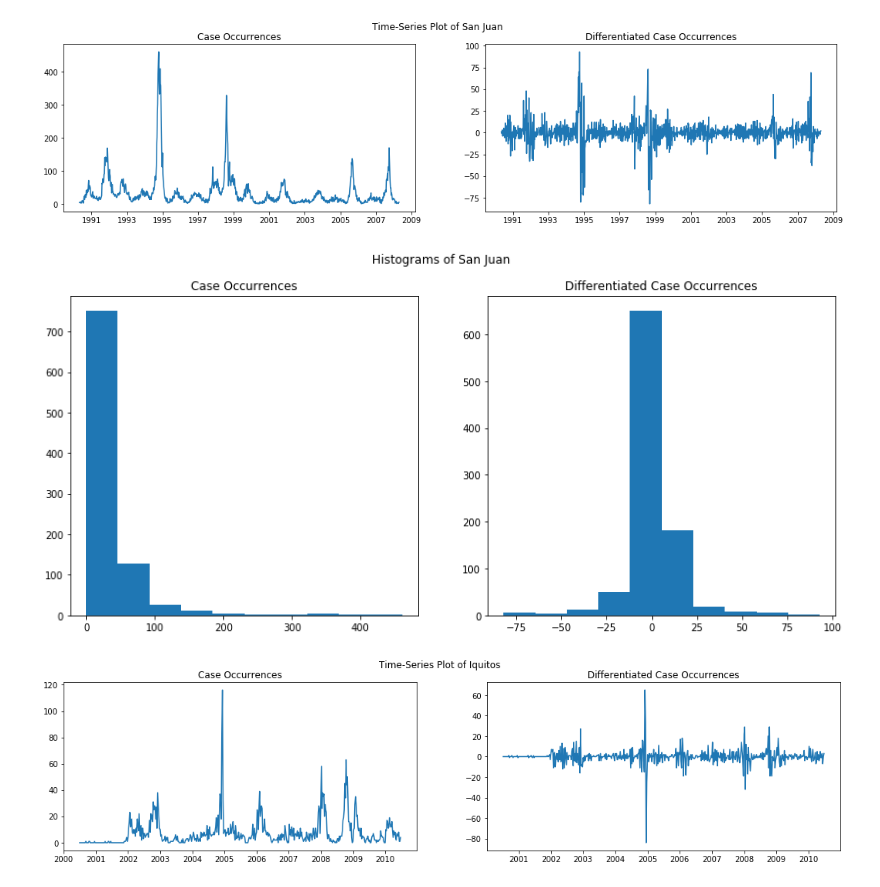
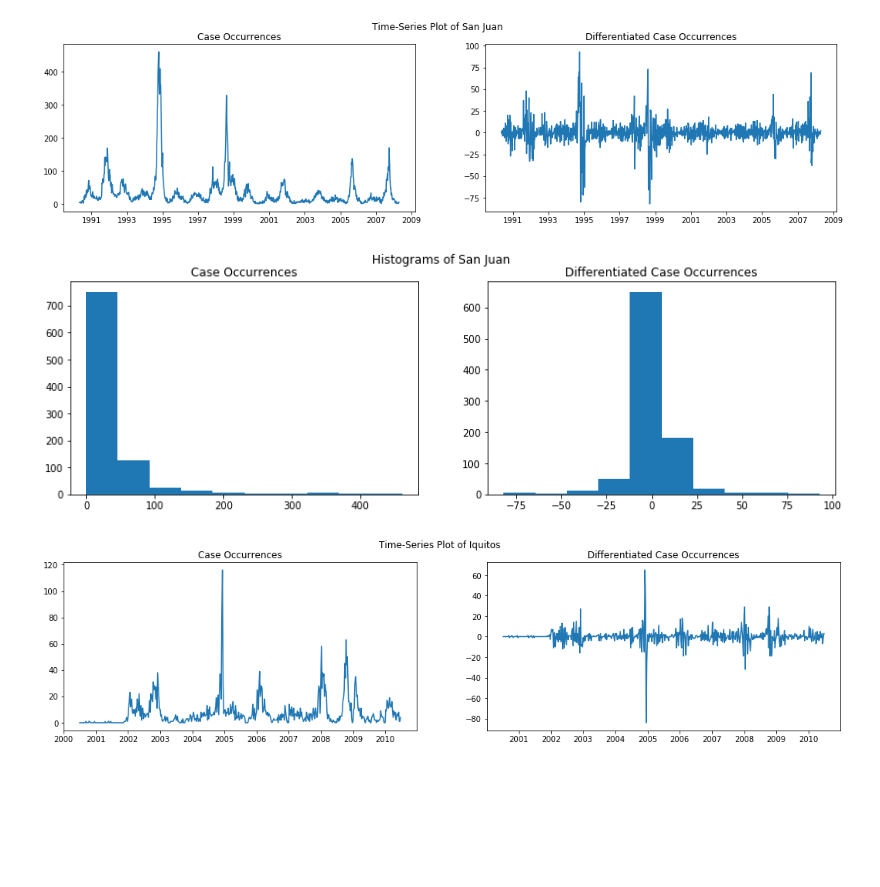
Before and after one commit to Pasinsiri/DengAI, a Jupyter notebook: Exploratory Data Analysis.ipynb, the cells around one changed output. Drawn from its saved outputs; the diff is of its cells as text; code cells hidden in the pictures; blank space fills up the shorter version.

```diff
--- a/Exploratory Data Analysis.ipynb
+++ b/Exploratory Data Analysis.ipynb
@@ -49,19 +51,19 @@ plt.show()
 # %% [output]
 [figure]
 # %%
-plt.figure(figsize = (14,6))
+plt.figure(figsize = (14,4))
 plt.subplot(1,2,1)
 plt.hist(sj_y.values)
 plt.title('Case Occurrences')
 
 plt.subplot(1,2,2)
 plt.hist(sj_y_diff.values)
 plt.title('Differentiated Case Occurrences')
 
 plt.suptitle('Histograms of San Juan')
 plt.show()
 # %% [output]
-[figure, old version]
+[figure, new version]
 # %%
 plt.figure(figsize = (18,4))
 plt.subplot(1,2,1)
```
Also changed, not shown: parts of 21 cells of this notebook.
